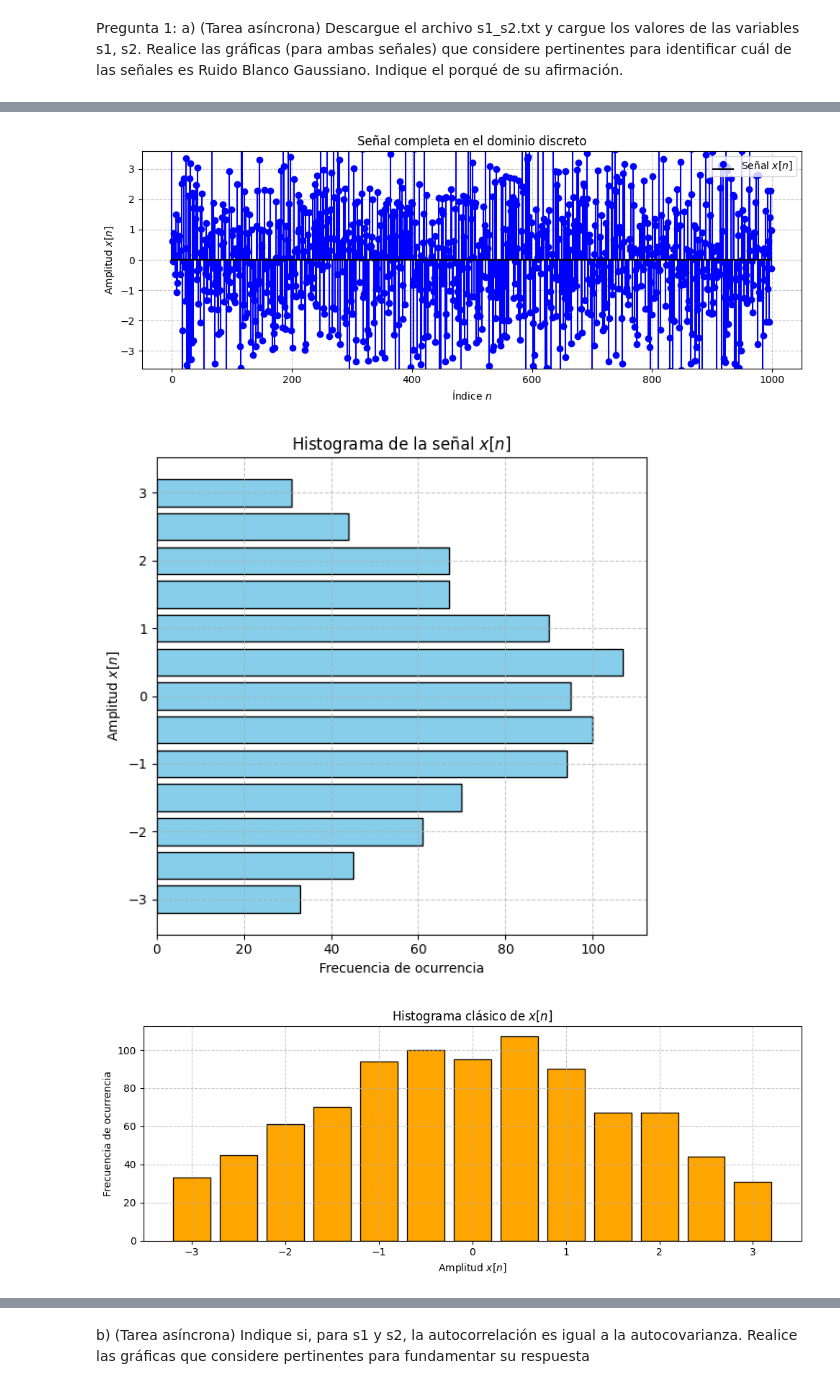
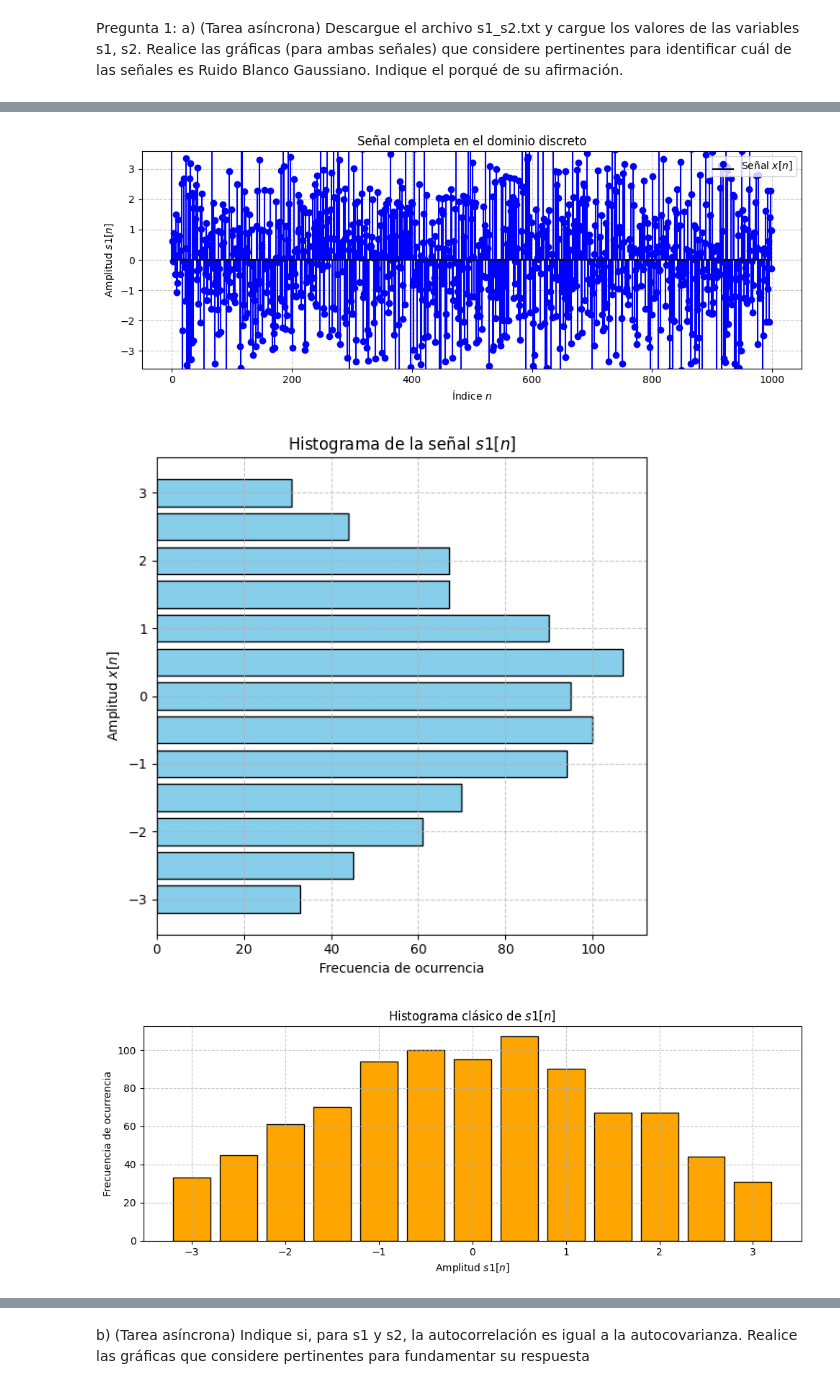
Before and after one commit to ExampleToFollow/PracticasPDS, a Jupyter notebook: Lab5/Lab5_IF_20213704.ipynb, the cells around one changed output, grey strips where cells are left out. Cells and saved outputs as stored; diff of their text form; code cells hidden in the pictures.

```diff
--- a/Lab5/Lab5_IF_20213704.ipynb
+++ b/Lab5/Lab5_IF_20213704.ipynb
@@ -34,7 +34,7 @@ plt.figure(figsize=(10, 4))
 plt.stem(n, x, linefmt='b-', markerfmt='bo', basefmt="k-", label='Señal $x[n]$')
 plt.grid(True, linestyle='--', alpha=0.7)
 plt.xlabel('Índice $n$')
-plt.ylabel('Amplitud $x[n]$')
+plt.ylabel('Amplitud $s1[n]$')
 plt.title('Señal completa en el dominio discreto')
 plt.ylim((bins[0] * 1.1, bins[-1] * 1.1))
 plt.legend(loc='upper right')
@@ -46,39 +46,39 @@ plt.show()
 plt.figure(figsize=(6, 6))
 plt.hist(x, bins=bins, orientation='horizontal', rwidth=0.8, align='mid', ec='k', color='skyblue')
 plt.grid(True, linestyle='--', alpha=0.7)
 plt.xlabel('Frecuencia de ocurrencia')
 plt.ylabel('Amplitud $x[n]$')
-plt.title('Histograma de la señal $x[n]$')
+plt.title('Histograma de la señal $s1[n]$')
 plt.tight_layout()
 plt.show()
 
 # Histograma clásico
 plt.figure(figsize=(10, 4))
 plt.hist(x, bins=bins, rwidth=0.8, align='mid', ec='k', color='orange')
 plt.grid(True, linestyle='--', alpha=0.7)
-plt.xlabel('Amplitud $x[n]$')
+plt.xlabel('Amplitud $s1[n]$')
 plt.ylabel('Frecuencia de ocurrencia')
-plt.title('Histograma clásico de $x[n]$')
+plt.title('Histograma clásico de $s1[n]$')
 plt.tight_layout()
 plt.show()
 
 # Histograma acumulativo
 plt.figure(figsize=(10, 4))
 h, _, _ = plt.hist(x, bins=bins, rwidth=0.8, align='mid', cumulative=True, ec='k', color='lightgreen')
 plt.plot(cbin, h, 'ro-', label='Frecuencia acumulada')
 plt.grid(True, linestyle='--', alpha=0.7)
-plt.xlabel('Amplitud $x[n]$')
+plt.xlabel('Amplitud $s1[n]$')
 plt.ylabel('Frecuencia acumulada')
-plt.title('Histograma acumulativo de $x[n]$')
+plt.title('Histograma acumulativo de $s1[n]$')
 plt.legend()
 plt.tight_layout()
 plt.show()
 # %% [output]
 -------------------------------------------
 ---------------------SEÑAL S1--------------
 -------------------------------------------
 [figure]
-[figure, old version]
+[figure, new version]
 [figure]
 [figure]
 # %%
```
Also changed, not shown: parts of 13 cells of this notebook.
